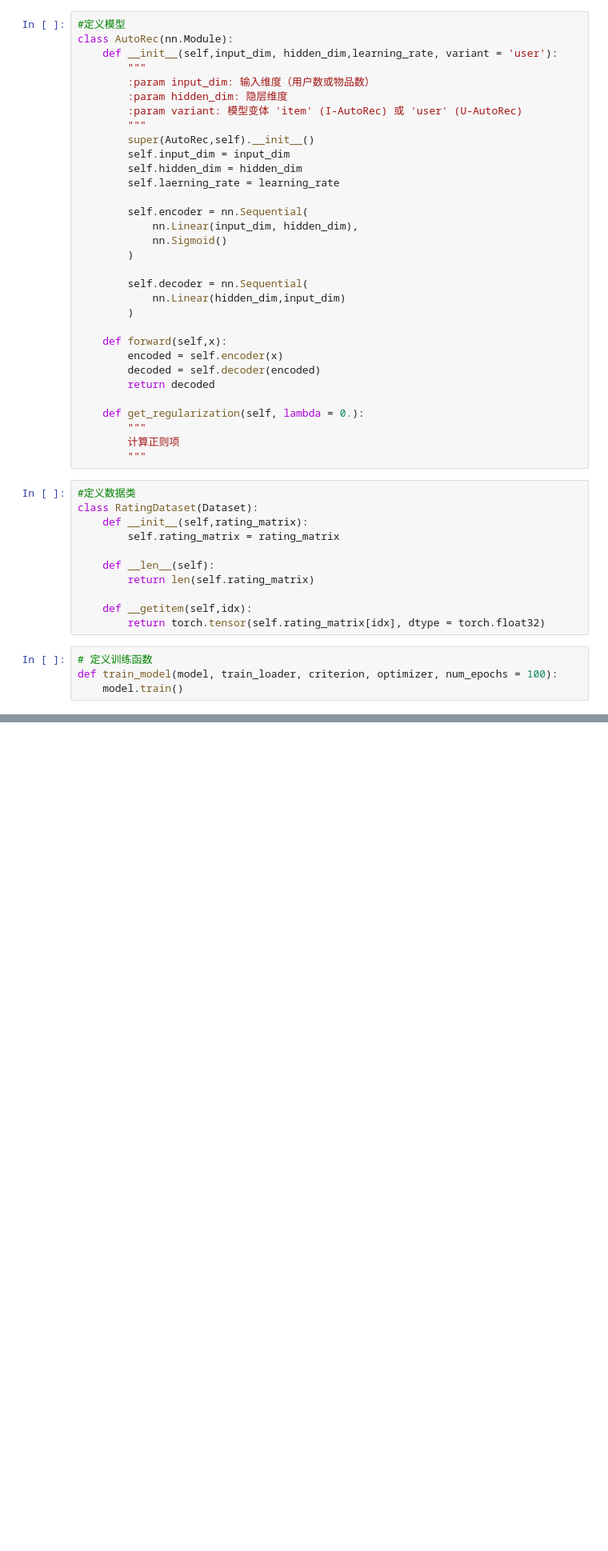
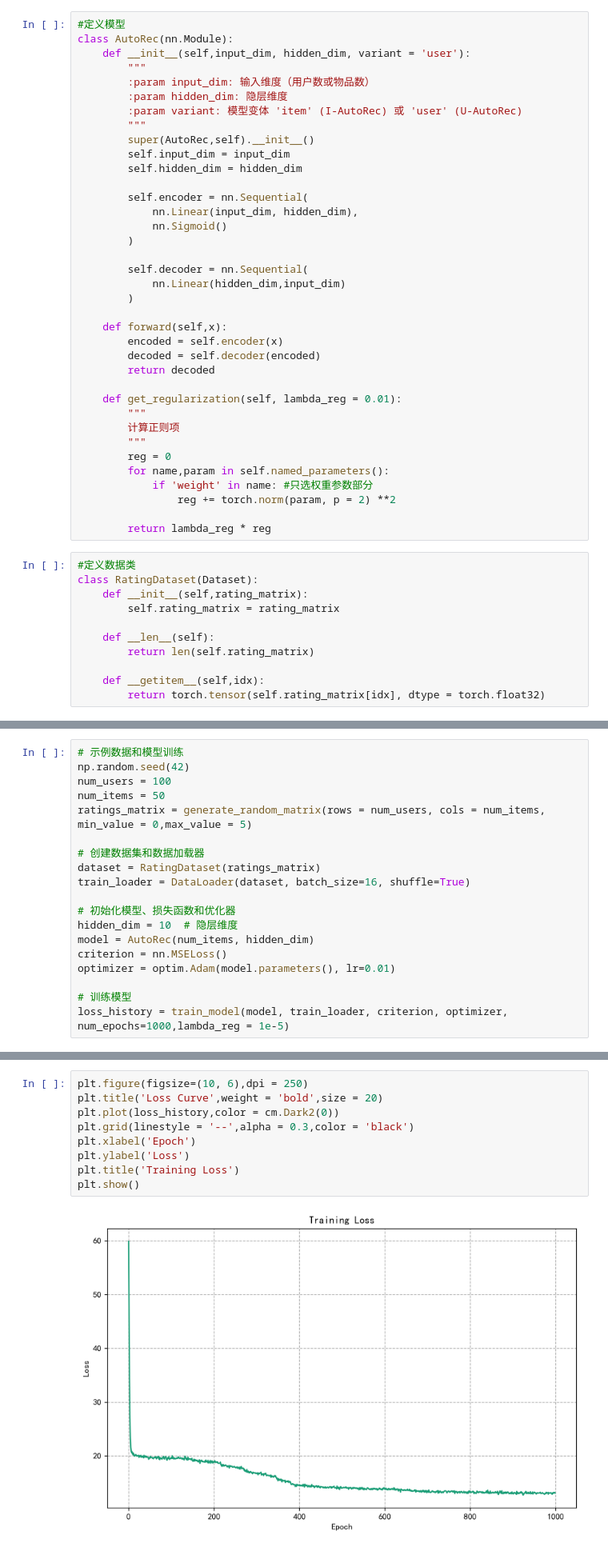
Before and after one commit to Myolive-Lin/RecSys--deep-learning-recommendation-system, a Jupyter notebook: Deep Learning models/AutoRec.ipynb, the cells around one changed output, grey strips where cells are left out. Shown: that part at 80% size. Cells and saved outputs as stored; diff of their text form; blank space fills up the shorter version.

```diff
--- a/Deep Learning models/AutoRec.ipynb
+++ b/Deep Learning models/AutoRec.ipynb
@@ -14,7 +42,7 @@ from data_processing.data_generate import generate_random_matrix
 # %%
 #定义模型
 class AutoRec(nn.Module):
-    def __init__(self,input_dim, hidden_dim,learning_rate, variant = 'user'):
+    def __init__(self,input_dim, hidden_dim, variant = 'user'):
         """
         :param input_dim: 输入维度（用户数或物品数）
         :param hidden_dim: 隐层维度
@@ -23,7 +51,6 @@ class AutoRec(nn.Module):
         super(AutoRec,self).__init__()
         self.input_dim = input_dim
         self.hidden_dim = hidden_dim
-        self.laerning_rate = learning_rate
 
         self.encoder = nn.Sequential(
             nn.Linear(input_dim, hidden_dim),
@@ -39,10 +66,16 @@ class AutoRec(nn.Module):
         decoded = self.decoder(encoded)
         return decoded
 
-    def get_regularization(self, lambda = 0.):
+    def get_regularization(self, lambda_reg = 0.01):
         """
         计算正则项
         """
+        reg = 0
+        for name,param in self.named_parameters():
+            if 'weight' in name: #只选权重参数部分
+                reg += torch.norm(param, p = 2) **2
+
+        return lambda_reg * reg
 # %%
 #定义数据类
 class RatingDataset(Dataset):
@@ -52,9 +85,5 @@ class RatingDataset(Dataset):
     def __len__(self):
         return len(self.rating_matrix)
 
-    def __getitem(self,idx):
+    def __getitem__(self,idx):
         return torch.tensor(self.rating_matrix[idx], dtype = torch.float32)
-# %%
-# 定义训练函数
-def train_model(model, train_loader, criterion, optimizer, num_epochs = 100):
-    model.train()
@@ -60,0 +113,19 @@ def train_model(model, train_loader, criterion, optimizer, num_epochs = 100):
+# %%
+# 示例数据和模型训练
+np.random.seed(42)
+num_users = 100
+num_items = 50
+ratings_matrix = generate_random_matrix(rows = num_users, cols = num_items, min_value = 0,max_value = 5)
+
+# 创建数据集和数据加载器
+dataset = RatingDataset(ratings_matrix)
+train_loader = DataLoader(dataset, batch_size=16, shuffle=True)
+
+# 初始化模型、损失函数和优化器
+hidden_dim = 10  # 隐层维度
+model = AutoRec(num_items, hidden_dim)
+criterion = nn.MSELoss()
+optimizer = optim.Adam(model.parameters(), lr=0.01)
+
+# 训练模型
+loss_history = train_model(model, train_loader, criterion, optimizer, num_epochs=1000,lambda_reg = 1e-5)
@@ -60,0 +145,11 @@ def train_model(model, train_loader, criterion, optimizer, num_epochs = 100):
+# %%
+plt.figure(figsize=(10, 6),dpi = 250)
+plt.title('Loss Curve',weight = 'bold',size = 20)
+plt.plot(loss_history,color = cm.Dark2(0))
+plt.grid(linestyle = '--',alpha = 0.3,color = 'black')
+plt.xlabel('Epoch')
+plt.ylabel('Loss')
+plt.title('Training Loss')
+plt.show()
+# %% [output]
+[figure, added]
```
Also changed, not shown: parts of 5 cells of this notebook, 1 other file.
